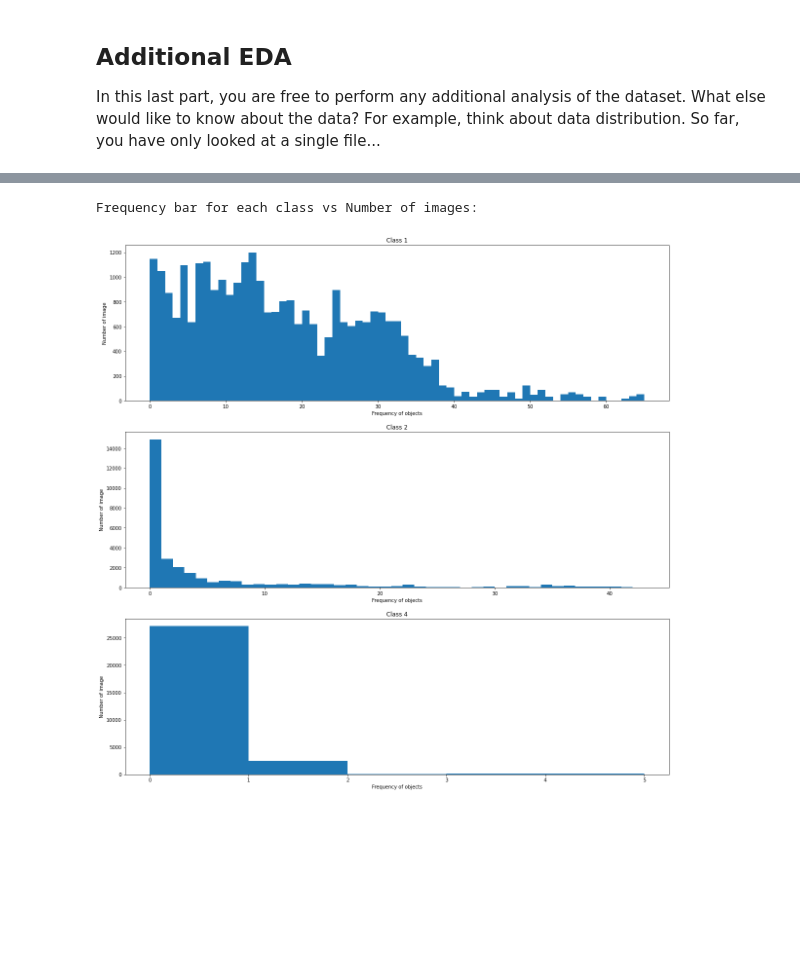
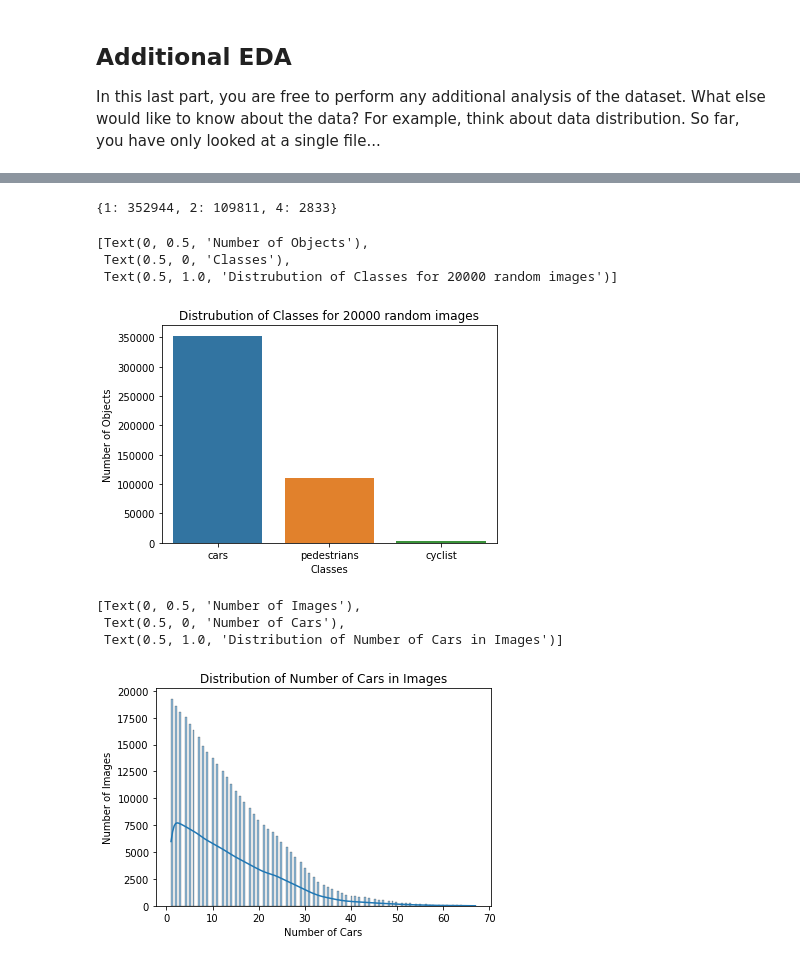
Before and after one commit to Rakso75/nd013-c1-vision-starter, a Jupyter notebook: Exploratory Data Analysis.ipynb, the cells around one changed output, grey strips where cells are left out. Saved outputs shown, nothing was run; the diff lists cells and outputs as text; code cells hidden in the pictures; blank space fills up the shorter version.

```diff
--- a/Exploratory Data Analysis.ipynb
+++ b/Exploratory Data Analysis.ipynb
@@ -178,18 +100,45 @@ Distribution of objects area in image:
-# %%
-print("Frequency bar for each class vs Number of images:")
-
-fig, ax = plt.subplots(3, 1, figsize=(20,20))
-
-classes = list(class_dist.keys())
-for ci in range(len(class_dist.keys())):
-    class_ = classes[ci]
-    ax[ci].hist(class_dist[class_], bins=range(min(class_dist[class_]), max(class_dist[class_])))
-    ax[ci].set_title("Class " + str(class_))
-
-    ax[ci].set_ylabel("Number of image")
-    ax[ci].set_xlabel("Frequency of objects")
-
-plt.show()
-# %% [output]
-Frequency bar for each class vs Number of images:
-[figure, removed]
+# %%
+labels = {1: 0, 2 : 0, 4: 0 }
+labels_dist= {1:[], 2:[], 4:[]}
+
+
+for batches in dataset.take(20000):
+    #map using dict
+    try:
+        obj_count = {1: 0, 2 : 0, 4: 0 }
+        for l in batches["groundtruth_classes"].numpy():
+            labels[l] += 1
+            object_count[l] += 1
+            labels_dist[l].append(object_count[l])
+    except Exception as err:
+        print(err)
+# %%
+labels
+# %% [output]
+{1: 352944, 2: 109811, 4: 2833}
+# %%
+import seaborn as sns
+
+label_map = {"cars": labels[1], "pedestrians": labels[2], "cyclist": labels[4]}
+keys = list(label_map.keys())
+
+#Simple dict mapping to convert to labels from strings
+vals = [label_map[k] for k in keys]
+
+# plot
+ax = sns.barplot(x=keys, y=vals)
+ax.set(xlabel='Classes', ylabel='Number of Objects', title='Distrubution of Classes for 20000 random images')
+# %% [output]
+[Text(0, 0.5, 'Number of Objects'),
+ Text(0.5, 0, 'Classes'),
+ Text(0.5, 1.0, 'Distrubution of Classes for 20000 random images')]
+[figure, added]
+# %%
+label_dist_map = {"cars": labels_dist[1], "pedestrians": labels_dist[2], "cyclist": labels_dist[4]}
+ax_cars = sns.histplot(data=label_dist_map["cars"], kde=True)
+ax_cars.set(xlabel='Number of Cars', ylabel='Number of Images', title='Distribution of Number of Cars in Images')
+# %% [output]
+[Text(0, 0.5, 'Number of Images'),
+ Text(0.5, 0, 'Number of Cars'),
+ Text(0.5, 1.0, 'Distribution of Number of Cars in Images')]
+[figure, added]
```
Also changed, not shown: parts of 13 cells of this notebook.
